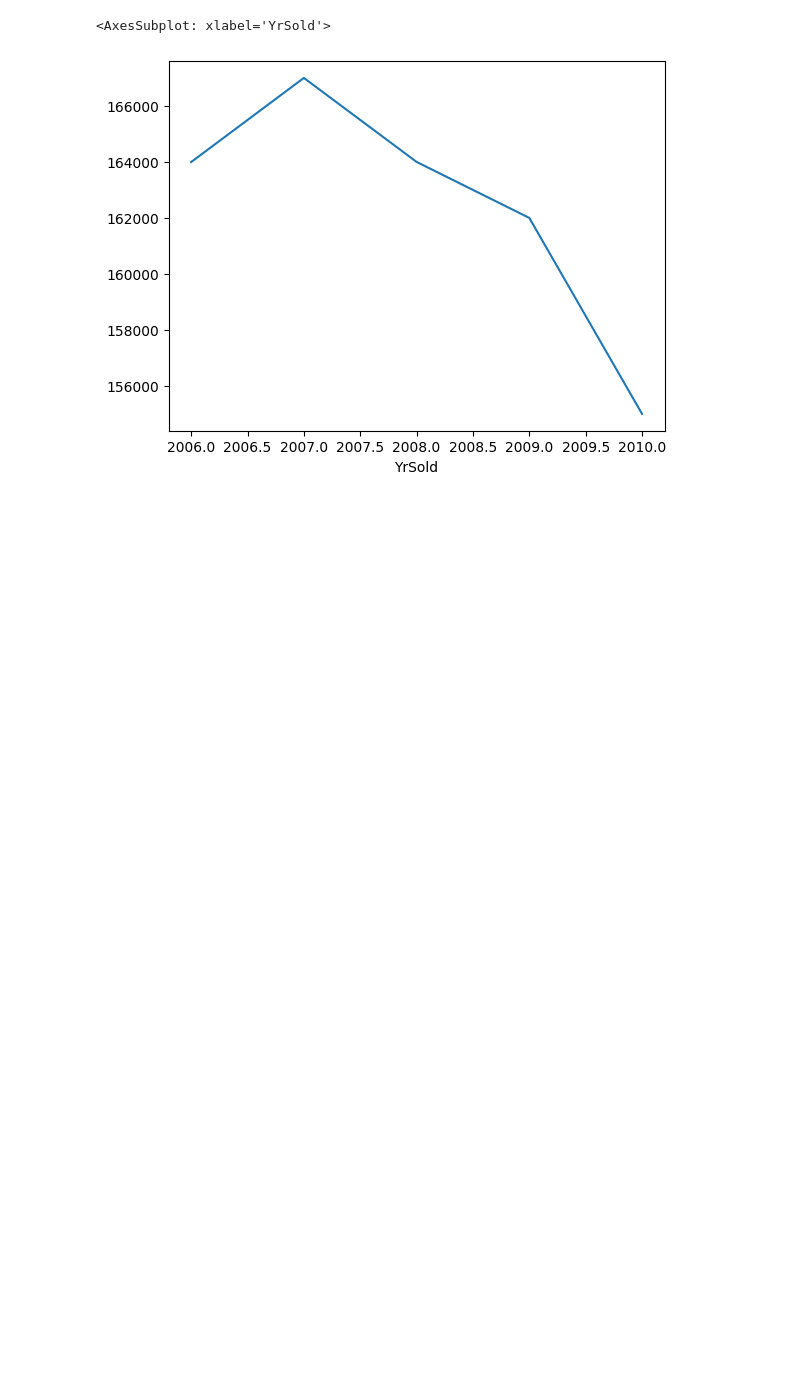
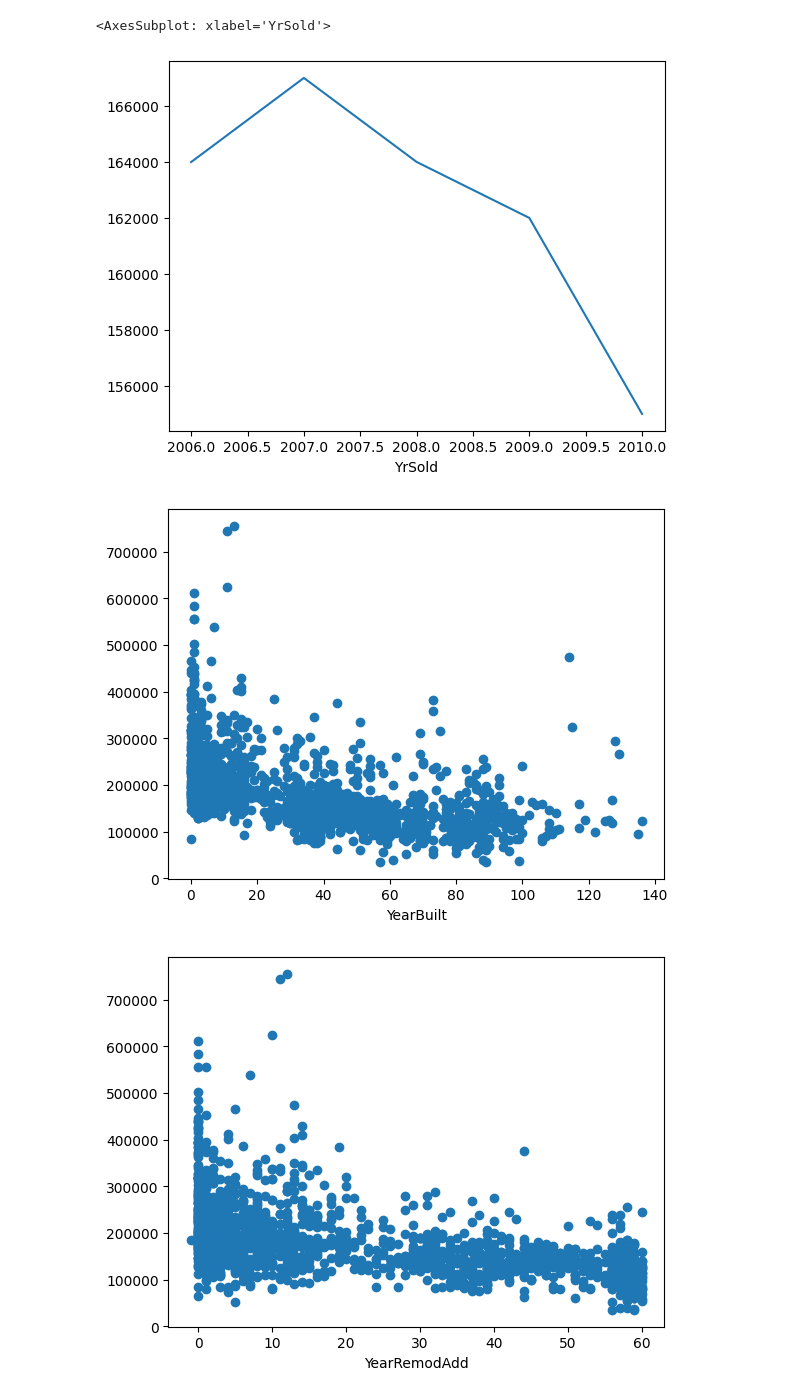
Before and after one commit to rioter1/eda, a Jupyter notebook: eda_housing_prices.ipynb, the cells around one changed output. Drawn from its saved outputs; the diff is of its cells as text; code cells hidden in the pictures; blank space fills up the shorter version.

```diff
--- a/eda_housing_prices.ipynb
+++ b/eda_housing_prices.ipynb
@@ -124,14 +124,20 @@ df.groupby("YrSold")["SalePrice"].median().plot()
 # %%
 # so the above is wrong as price should not deease with time
 
 # now comparing difference btw ALL year features with sale rice
 
 
 for feature in year_feature:
 
     if feature!="YrSold":
 
         data = df.copy()
 
         data[feature]=data["YrSold"] - data[feature]
         plt.scatter(data[feature], data["SalePrice"])
+        plt.xlabel(feature)
+        plt.show()
+#
+# %% [output]
+[figure, added]
+[figure, added]
```
Also changed, not shown: parts of 5 cells of this notebook, 1 other file.
